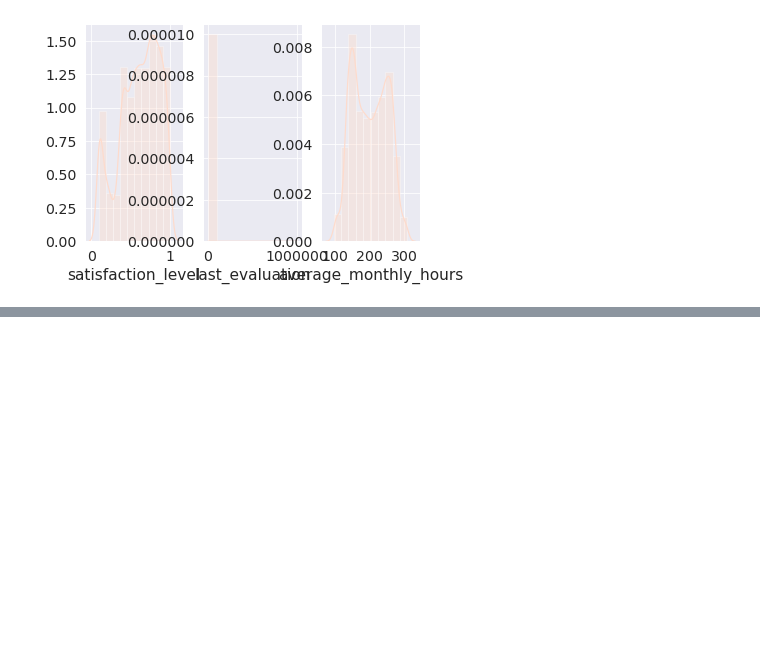
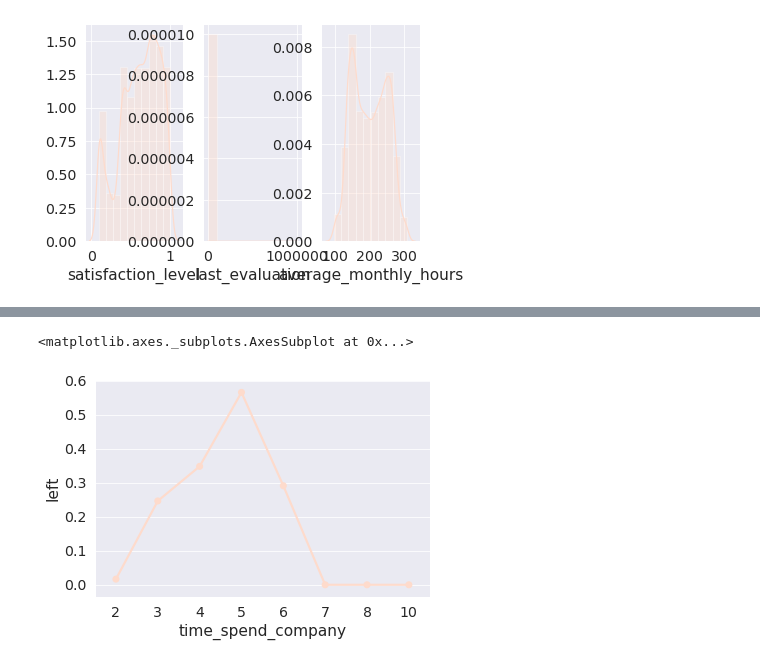
Before and after one commit to usstroot/notebook, a Jupyter notebook: Python3数据分析与挖掘建模实战/第3章 可视化.ipynb, the cells around one changed output, grey strips where cells are left out. Drawn from its saved outputs; the diff is of its cells as text; code cells hidden in the pictures; blank space fills up the shorter version.

```diff
--- a/Python3数据分析与挖掘建模实战/第3章 可视化.ipynb
+++ b/Python3数据分析与挖掘建模实战/第3章 可视化.ipynb
@@ -45,0 +55,7 @@ plt.show()
+# %%
+sub_df=df.groupby("time_spend_company").mean()
+# %%
+sns.pointplot(sub_df.index,sub_df['left'])
+# %% [output]
+<matplotlib.axes._subplots.AxesSubplot at 0x...>
+[figure, added]
```
Also changed, not shown: parts of 7 cells of this notebook, 1 other file.
